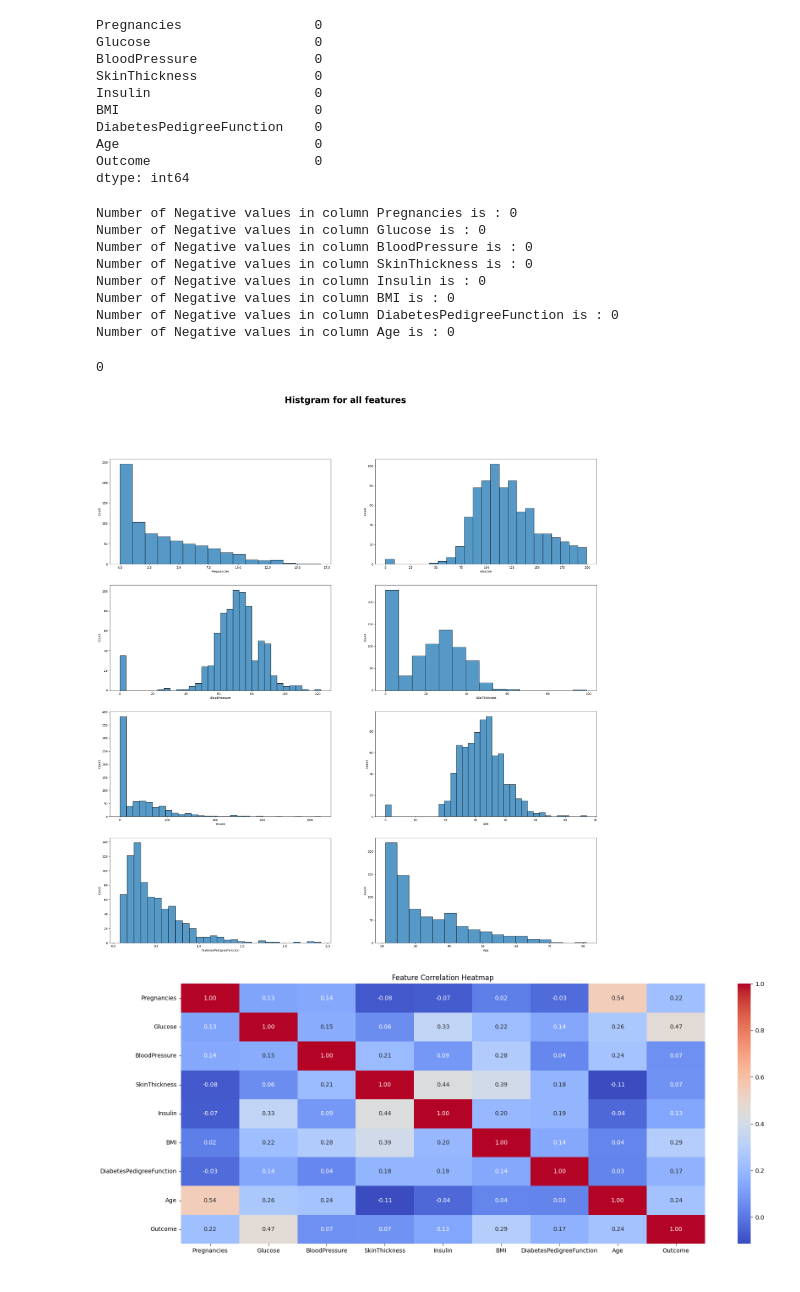
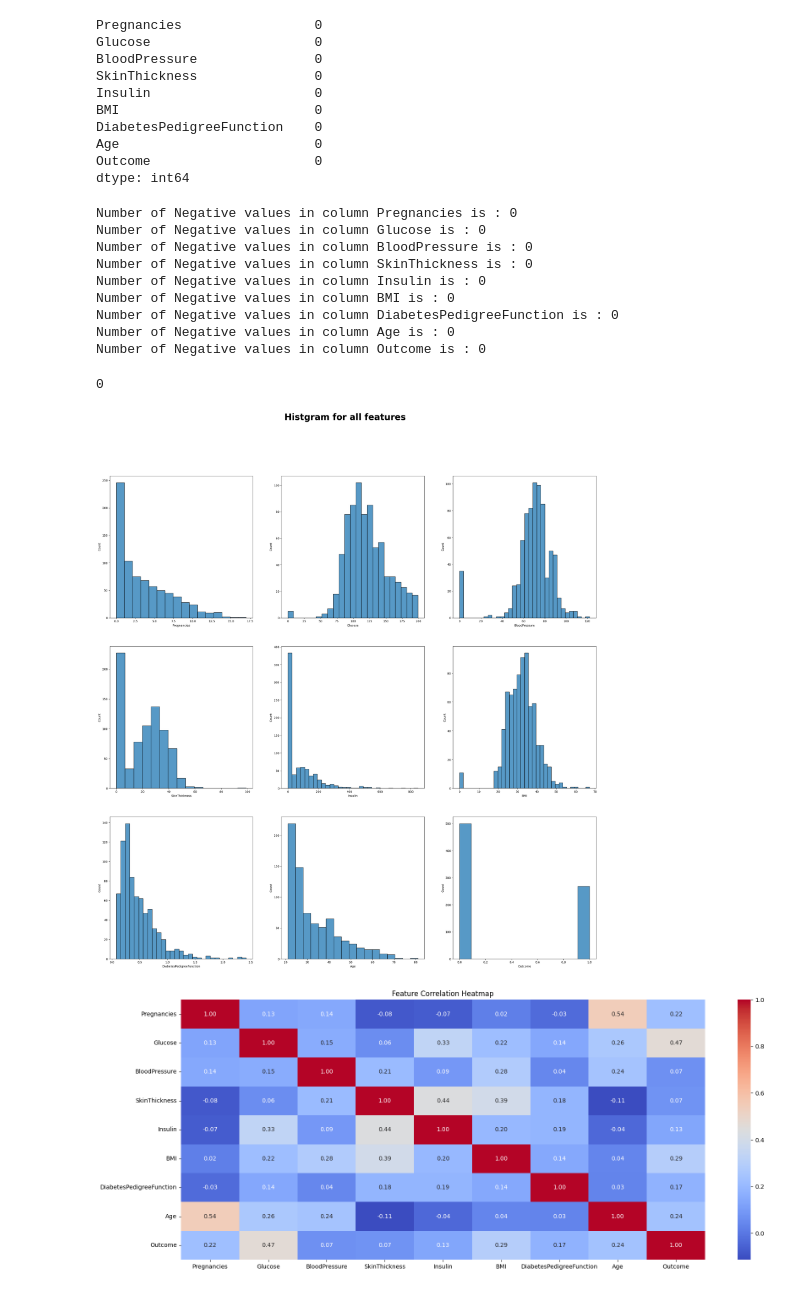
Before and after one commit to AliAhmedML/Disease_prediction_sysetm, a Jupyter notebook: Diabetes.ipynb, the cells around one changed output. Cells and saved outputs as stored; diff of their text form; code cells hidden in the pictures.

Commit message:
Diabetes Notebook

```diff
--- a/Diabetes.ipynb
+++ b/Diabetes.ipynb
@@ -7,7 +8,7 @@ import numpy as np
 # Loading the diabetes dataset using Pandas
 
 import pandas as pd
-diabetes_data_set = pd.read_csv('/home/ali/Disease_prediction_sysetm/Data_Sets/diabetes.csv')
+diabetes_data_set = pd.read_csv('Data_Sets/diabetes.csv')
 # %%
 # Printing the first 5 rows of the data set
 
@@ -67,9 +68,7 @@ def count_negative_values(df, column_name):
 # %%
 # Counting the number of negative values in specified features
 
-Features = ['Pregnancies', 'Glucose', 'BloodPressure', 'SkinThickness', 'Insulin', 'BMI', 'DiabetesPedigreeFunction', 'Age']
-
-for column in Features:
+for column in diabetes_data_set.columns:
     print('Number of Negative values in column {} is : {}'.format(column, count_negative_values(diabetes_data_set, column)))
 # %% [output]
 Number of Negative values in column Pregnancies is : 0
@@ -80,6 +79,7 @@ Number of Negative values in column Insulin is : 0
 Number of Negative values in column BMI is : 0
 Number of Negative values in column DiabetesPedigreeFunction is : 0
 Number of Negative values in column Age is : 0
+Number of Negative values in column Outcome is : 0
 # %%
 # Checking for duplicate rows in the dataset
 
@@ -89,22 +89,21 @@ print(sum(diabetes_data_set.duplicated()))
 # %%
 # Importing Matplotlib for plotting graphs
 # Importing Seaborn for statistical data visualization
 # Plotting histograms for all features in the diabetes dataset
 
 import matplotlib.pyplot as plt
 import seaborn as sns
 
-Features = ['Pregnancies', 'Glucose', 'BloodPressure', 'SkinThickness', 'Insulin', 'BMI', 'DiabetesPedigreeFunction', 'Age']
 counter = 0
 
 plt.figure(figsize = (30, 30))
 plt.suptitle("Histgram for all features",fontweight = "bold", fontsize = 30)
-for feature in Features:
+for feature in diabetes_data_set.columns:
     counter = counter + 1
-    plt.subplot(4,2,counter)
+    plt.subplot(3,3,counter)
     sns.histplot(diabetes_data_set[feature])
 # %% [output]
-[figure, old version]
+[figure, new version]
 # %%
 # Plotting the correlation heatmap
 
```
Also changed, not shown: parts of 10 cells of this notebook.
